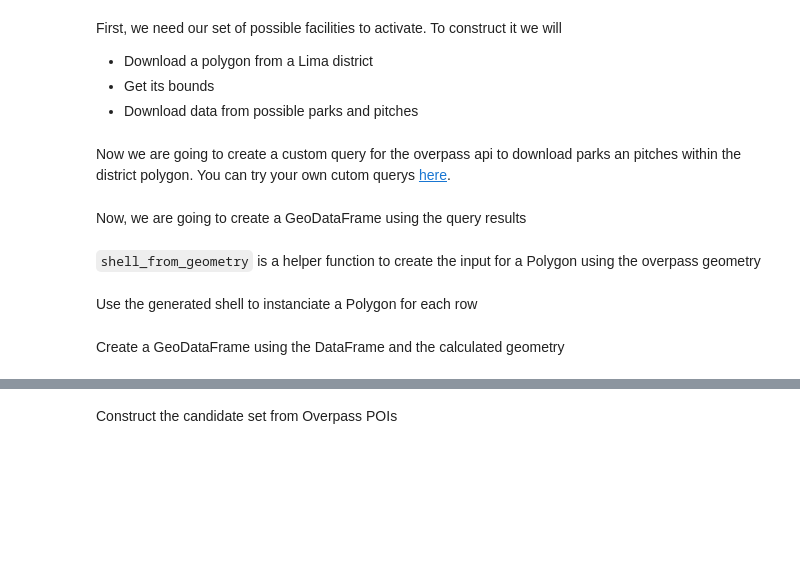
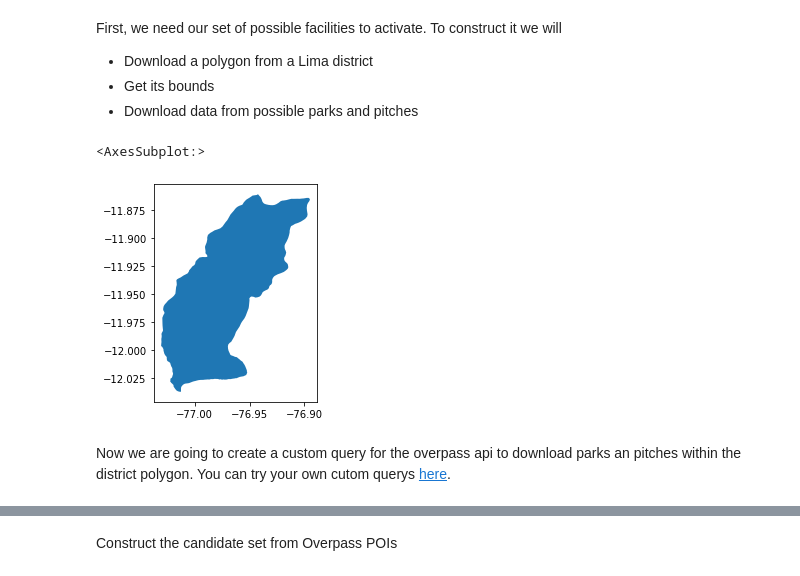
Before and after one commit to EL-BID/urbanpy, a Jupyter notebook: notebooks/Market Facility Location with Python.ipynb, the cells around one changed output, grey strips where cells are left out. Cells and saved outputs as stored; diff of their text form; code cells hidden in the pictures; blank space fills up the shorter version.

```diff
--- a/notebooks/Market Facility Location with Python.ipynb
+++ b/notebooks/Market Facility Location with Python.ipynb
@@ -22,6 +30,10 @@ First, we need our set of possible facilities to activate. To construct it we wi
 * Download data from possible parks and pitches
 # %%
 sjl = up.download.nominatim_osm('San Juan de Lurigancho, Lima')
-sjl.crs = 'EPSG:4326'
+# %%
+sjl.plot()
+# %% [output]
+<AxesSubplot:>
+[figure, added]
 # %% [markdown]
 Now we are going to create a custom query for the overpass api to download parks an pitches within the district polygon. You can try your own cutom querys [here](https://overpass-turbo.eu/).
@@ -37,2 +39,0 @@ response = up.download.overpass_pois(sjl.total_bounds, custom_query=query)
-# %% [markdown]
-Now, we are going to create a GeoDataFrame using the query results
@@ -42,2 +39,0 @@ parks_pitchs_df = pd.DataFrame.from_dict(data['elements']) # transform data to d
-# %% [markdown]
-`shell_from_geometry` is a helper function to create the input for a Polygon using the overpass geometry
@@ -46,2 +39,0 @@ parks_pitchs_df['shell'] = parks_pitchs_df['geometry'].apply(up.utils.shell_from
-# %% [markdown]
-Use the generated shell to instanciate a Polygon for each row
@@ -50,2 +39,0 @@ parks_pitchs_geometry = parks_pitchs_df['shell'].apply(shapely.geometry.Polygon)
-# %% [markdown]
-Create a GeoDataFrame using the DataFrame and the calculated geometry
```
Also changed, not shown: parts of 45 cells of this notebook, 8 other files.
